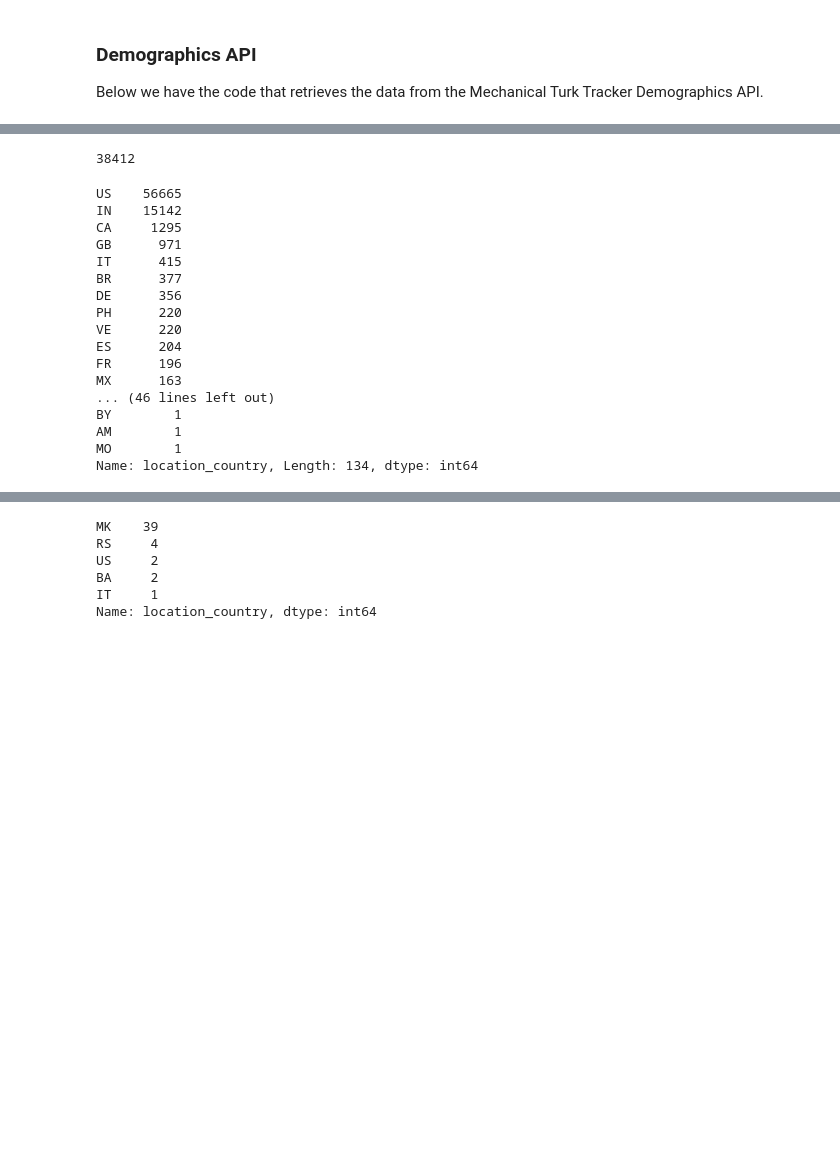
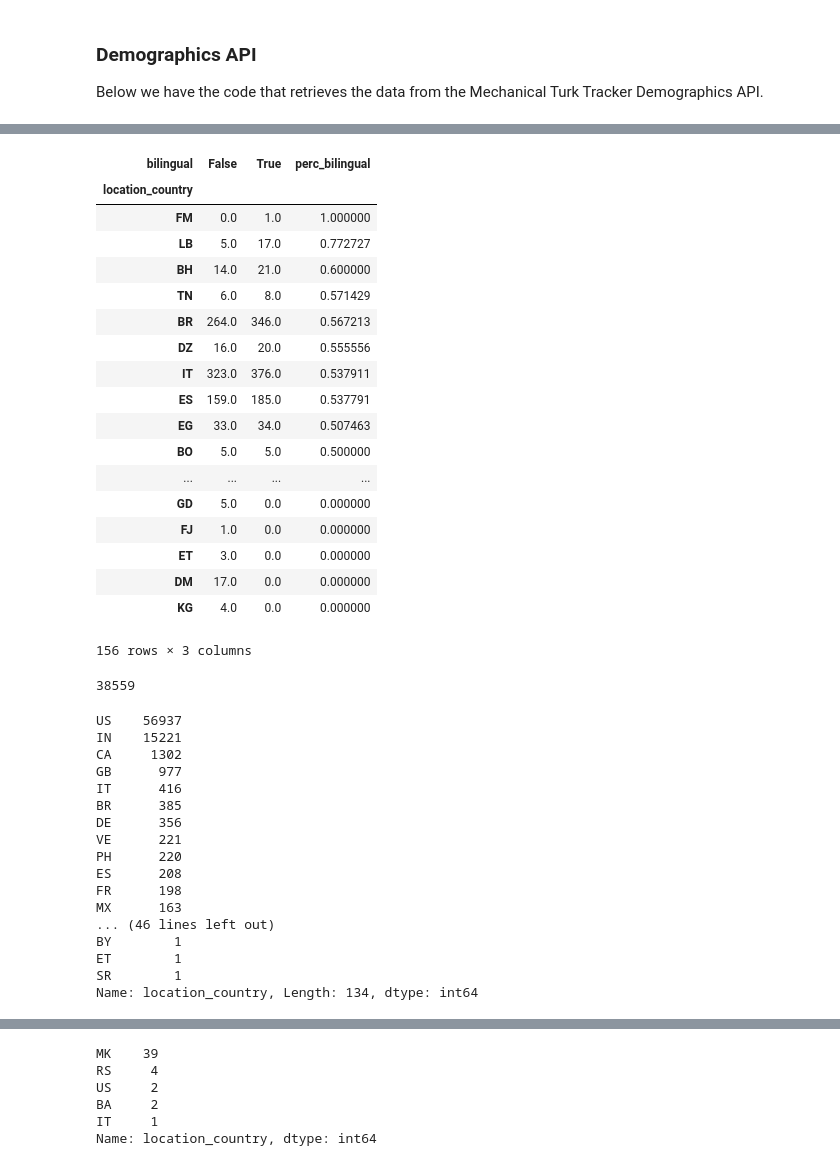
Before and after one commit to ipeirotis/mturk_demographics, a Jupyter notebook: 7_LanguageData.ipynb, the cells around one changed output, grey strips where cells are left out. Drawn from its saved outputs; the diff is of its cells as text; code cells hidden in the pictures; blank space fills up the shorter version.

```diff
--- a/7_LanguageData.ipynb
+++ b/7_LanguageData.ipynb
@@ -186,27 +197,59 @@ len(df [ df.languages_spoken.str.contains(',') ].worker_id.value_counts())
+# %%
+df['bilingual'] = df.languages_spoken.str.contains(',')
+# %%
+pv_bilingual = df.pivot_table(
+    index = 'location_country',
+    columns='bilingual',
+    values = 'worker_id',
+    aggfunc='count'
+).fillna(0)
+
+pv_bilingual['perc_bilingual'] = pv_bilingual[True] / (pv_bilingual[True] + pv_bilingual[False])
+pv_bilingual.sort_values('perc_bilingual', ascending=False)
+# %% [output]
+| bilingual | False | True | perc_bilingual |
+| location_country |  |  |  |
+| FM | 0.0 | 1.0 | 1.000000 |
+| LB | 5.0 | 17.0 | 0.772727 |
+| BH | 14.0 | 21.0 | 0.600000 |
+| TN | 6.0 | 8.0 | 0.571429 |
+| BR | 264.0 | 346.0 | 0.567213 |
+| DZ | 16.0 | 20.0 | 0.555556 |
+| IT | 323.0 | 376.0 | 0.537911 |
+| ES | 159.0 | 185.0 | 0.537791 |
+| EG | 33.0 | 34.0 | 0.507463 |
+| BO | 5.0 | 5.0 | 0.500000 |
+| ... | ... | ... | ... |
+| GD | 5.0 | 0.0 | 0.000000 |
+| FJ | 1.0 | 0.0 | 0.000000 |
+| ET | 3.0 | 0.0 | 0.000000 |
+| DM | 17.0 | 0.0 | 0.000000 |
+| KG | 4.0 | 0.0 | 0.000000 |
+156 rows × 3 columns
 # %%
 # unique ids of workers that answered the language question
 len(df [ df.languages_spoken !='None' ].worker_id.value_counts())
 # %% [output]
-38412
+38559
 # %%
 df [  df.languages_spoken.str.contains('English') ].location_country.value_counts()
 # %% [output]
-US    56665
-IN    15142
-CA     1295
-GB      971
-IT      415
-BR      377
+US    56937
+IN    15221
+CA     1302
+GB      977
+IT      416
+BR      385
 DE      356
+VE      221
 PH      220
-VE      220
-ES      204
-FR      196
+ES      208
+FR      198
 MX      163
 ... (46 lines left out)
 BY        1
-AM        1
-MO        1
+ET        1
+SR        1
 Name: location_country, Length: 134, dtype: int64
 # %%
 df [  df.languages_spoken.str.contains('Tamil') ].location_country.value_counts()
```
Also changed, not shown: parts of 20 cells of this notebook, 35 other files.
